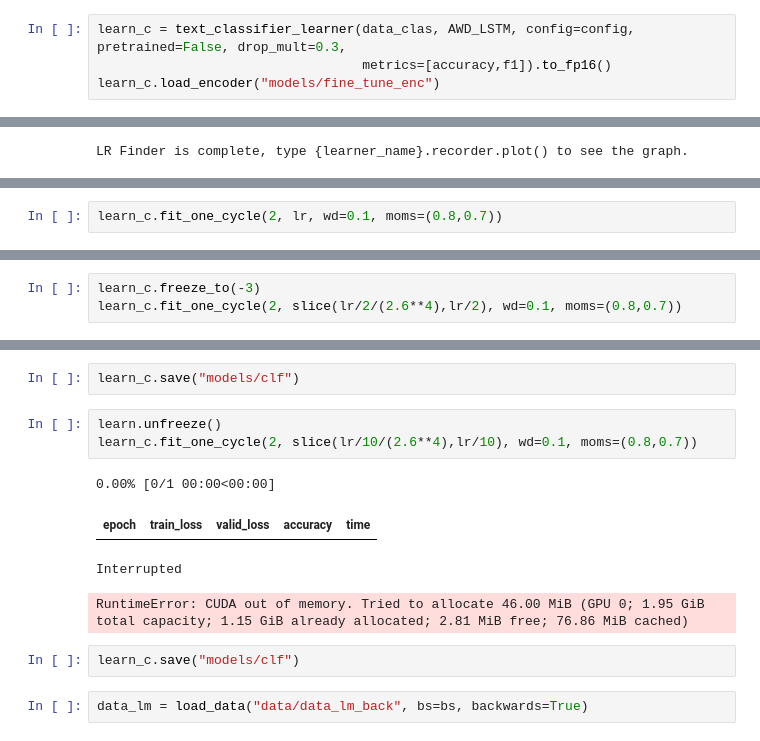
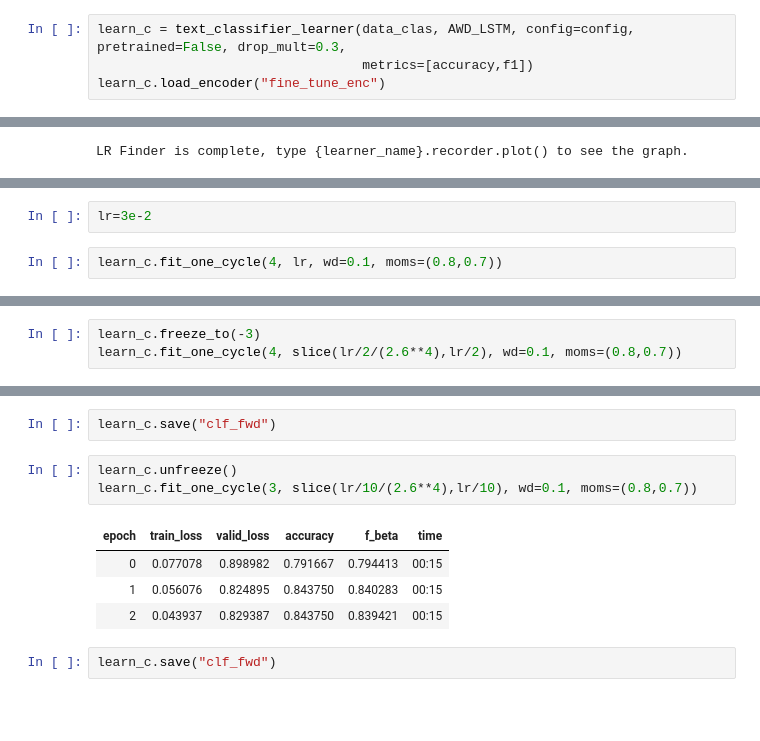
Before and after one commit to peluz/kneedle-exploration, a Jupyter notebook: train_ulmfit.ipynb, the cells around one changed output, grey strips where cells are left out. Drawn from its saved outputs; the diff is of its cells as text; blank space fills up the shorter version.

```diff
--- a/train_ulmfit.ipynb
+++ b/train_ulmfit.ipynb
@@ -201,7 +300,7 @@ data_clas.save('data/data_clas_export.pkl')
 # %%
 learn_c = text_classifier_learner(data_clas, AWD_LSTM, config=config, pretrained=False, drop_mult=0.3,
-                                  metrics=[accuracy,f1]).to_fp16()
-learn_c.load_encoder("models/fine_tune_enc")
+                                  metrics=[accuracy,f1])
+learn_c.load_encoder("fine_tune_enc")
 # %% [output]
 RNNLearner(data=TextClasDataBunch;
 
@@ -233,3 +332,5 @@ learn_c.recorder.plot()
+# %%
+lr=3e-2
 # %%
-learn_c.fit_one_cycle(2, lr, wd=0.1, moms=(0.8,0.7))
+learn_c.fit_one_cycle(4, lr, wd=0.1, moms=(0.8,0.7))
 # %% [output]
@@ -248,3 +353,3 @@ learn_c.save("models/clf")
 # %%
 learn_c.freeze_to(-3)
-learn_c.fit_one_cycle(2, slice(lr/2/(2.6**4),lr/2), wd=0.1, moms=(0.8,0.7))
+learn_c.fit_one_cycle(4, slice(lr/2/(2.6**4),lr/2), wd=0.1, moms=(0.8,0.7))
@@ -251,14 +362,12 @@ learn_c.fit_one_cycle(2, slice(lr/2/(2.6**4),lr/2), wd=0.1, moms=(0.8,0.7))
 # %%
-learn_c.save("models/clf")
+learn_c.save("clf_fwd")
 # %%
-learn.unfreeze()
-learn_c.fit_one_cycle(2, slice(lr/10/(2.6**4),lr/10), wd=0.1, moms=(0.8,0.7))
+learn_c.unfreeze()
+learn_c.fit_one_cycle(3, slice(lr/10/(2.6**4),lr/10), wd=0.1, moms=(0.8,0.7))
 # %% [output]
-0.00% [0/1 00:00<00:00]
-| epoch | train_loss | valid_loss | accuracy | time |
+| epoch | train_loss | valid_loss | accuracy | f_beta | time |
+| 0 | 0.077078 | 0.898982 | 0.791667 | 0.794413 | 00:15 |
+| 1 | 0.056076 | 0.824895 | 0.843750 | 0.840283 | 00:15 |
+| 2 | 0.043937 | 0.829387 | 0.843750 | 0.839421 | 00:15 |
-Interrupted
-RuntimeError: CUDA out of memory. Tried to allocate 46.00 MiB (GPU 0; 1.95 GiB total capacity; 1.15 GiB already allocated; 2.81 MiB free; 76.86 MiB cached)
 # %%
-learn_c.save("models/clf")
+learn_c.save("clf_fwd")
-# %%
-data_lm = load_data("data/data_lm_back", bs=bs, backwards=True)
```
Also changed, not shown: parts of 52 cells of this notebook, 2 other files.
